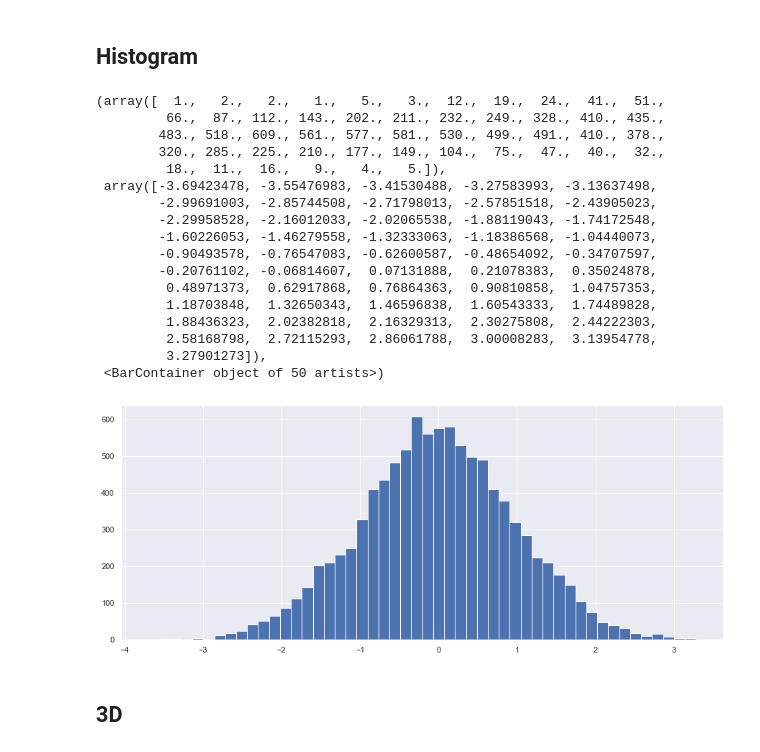
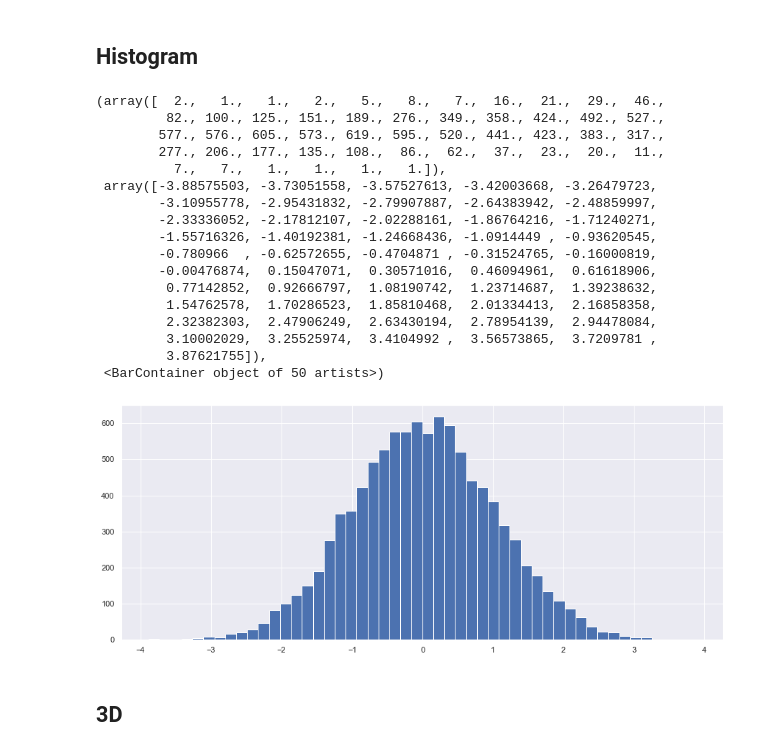
Before and after one commit to mathieugouin/tradesim, a Jupyter notebook: learning_notebook.ipynb, the cells around one changed output. Cells and saved outputs as stored; diff of their text form; code cells hidden in the pictures.

```diff
--- a/learning_notebook.ipynb
+++ b/learning_notebook.ipynb
@@ -7,6 +7,9 @@ import pandas as pd
 import matplotlib.pyplot as plt
 import seaborn as sns
 import sys
+# %%
+# Init random state for less diff
+rand = np.random.RandomState(31)
 # %%
 # Adjust figure size to be bigger:
 plt.rcParams['figure.figsize'] = [15, 6]
@@ -201,27 +204,27 @@ plt.scatter(Xs[:, 0], Xs[:, 1], color='red', s=200, alpha=0.3);
 # %% [markdown]
 ## Histogram
 # %%
-x = np.random.randn(10000)
+x = rand.randn(10000)
 plt.hist(x, bins=50)
 # %% [output]
-(array([  1.,   2.,   2.,   1.,   5.,   3.,  12.,  19.,  24.,  41.,  51.,
-         66.,  87., 112., 143., 202., 211., 232., 249., 328., 410., 435.,
-        483., 518., 609., 561., 577., 581., 530., 499., 491., 410., 378.,
-        320., 285., 225., 210., 177., 149., 104.,  75.,  47.,  40.,  32.,
-         18.,  11.,  16.,   9.,   4.,   5.]),
- array([-3.69423478, -3.55476983, -3.41530488, -3.27583993, -3.13637498,
-        -2.99691003, -2.85744508, -2.71798013, -2.57851518, -2.43905023,
-        -2.29958528, -2.16012033, -2.02065538, -1.88119043, -1.74172548,
-        -1.60226053, -1.46279558, -1.32333063, -1.18386568, -1.04440073,
-        -0.90493578, -0.76547083, -0.62600587, -0.48654092, -0.34707597,
-        -0.20761102, -0.06814607,  0.07131888,  0.21078383,  0.35024878,
-         0.48971373,  0.62917868,  0.76864363,  0.90810858,  1.04757353,
-         1.18703848,  1.32650343,  1.46596838,  1.60543333,  1.74489828,
-         1.88436323,  2.02382818,  2.16329313,  2.30275808,  2.44222303,
-         2.58168798,  2.72115293,  2.86061788,  3.00008283,  3.13954778,
-         3.27901273]),
+(array([  2.,   1.,   1.,   2.,   5.,   8.,   7.,  16.,  21.,  29.,  46.,
+         82., 100., 125., 151., 189., 276., 349., 358., 424., 492., 527.,
+        577., 576., 605., 573., 619., 595., 520., 441., 423., 383., 317.,
+        277., 206., 177., 135., 108.,  86.,  62.,  37.,  23.,  20.,  11.,
+          7.,   7.,   1.,   1.,   1.,   1.]),
+ array([-3.88575503, -3.73051558, -3.57527613, -3.42003668, -3.26479723,
+        -3.10955778, -2.95431832, -2.79907887, -2.64383942, -2.48859997,
+        -2.33336052, -2.17812107, -2.02288161, -1.86764216, -1.71240271,
+        -1.55716326, -1.40192381, -1.24668436, -1.0914449 , -0.93620545,
+        -0.780966  , -0.62572655, -0.4704871 , -0.31524765, -0.16000819,
+        -0.00476874,  0.15047071,  0.30571016,  0.46094961,  0.61618906,
+         0.77142852,  0.92666797,  1.08190742,  1.23714687,  1.39238632,
+         1.54762578,  1.70286523,  1.85810468,  2.01334413,  2.16858358,
+         2.32382303,  2.47906249,  2.63430194,  2.78954139,  2.94478084,
+         3.10002029,  3.25525974,  3.4104992 ,  3.56573865,  3.7209781 ,
+         3.87621755]),
  <BarContainer object of 50 artists>)
-[figure, old version]
+[figure, new version]
 # %% [markdown]
 ## 3D
 # %%
```
Also changed, not shown: parts of 37 cells of this notebook, 2 other files.
